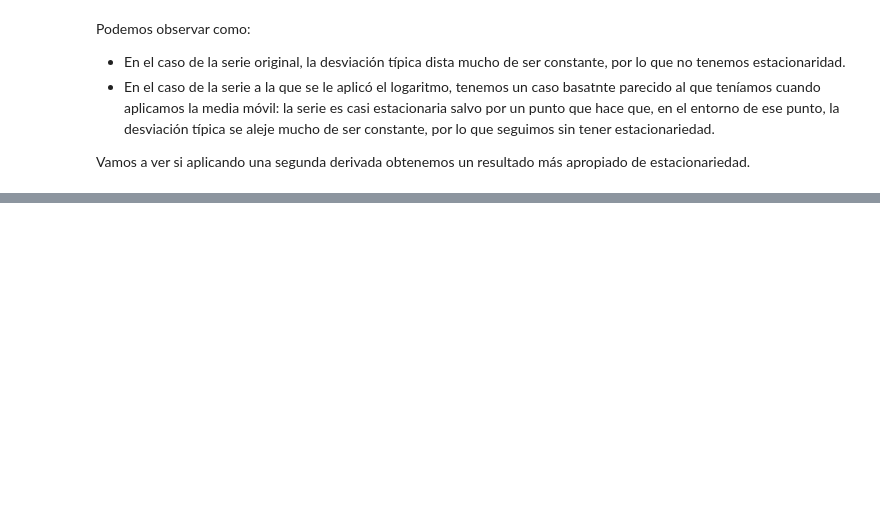
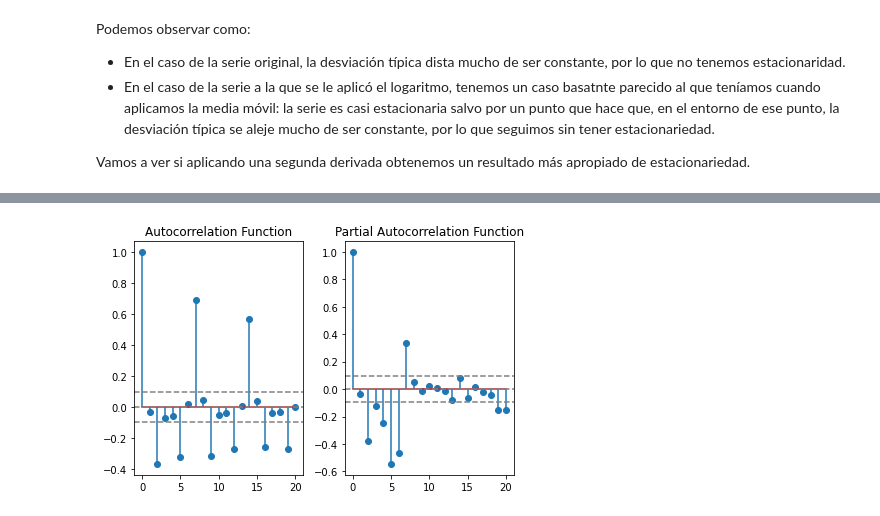
Before and after one commit to fjsaezm/mcd, a Jupyter notebook: PIT/P1/PR1_PIT.ipynb, the cells around one changed output, grey strips where cells are left out. Drawn from its saved outputs; the diff is of its cells as text; code cells hidden in the pictures; blank space fills up the shorter version.

```diff
--- a/PIT/P1/PR1_PIT.ipynb
+++ b/PIT/P1/PR1_PIT.ipynb
@@ -761,0 +758,6 @@ Original data
+# %%
+lag_acf = acf(data_log_diff, nlags=20, fft=False)
+lag_pacf = pacf(data_log_diff, nlags=20, method='ols')
+plot_acf_pacf(lag_acf,lag_pacf,data_log_diff,c_interval = True)
+# %% [output]
+[figure, added]
```
Also changed, not shown: parts of 14 cells of this notebook.
